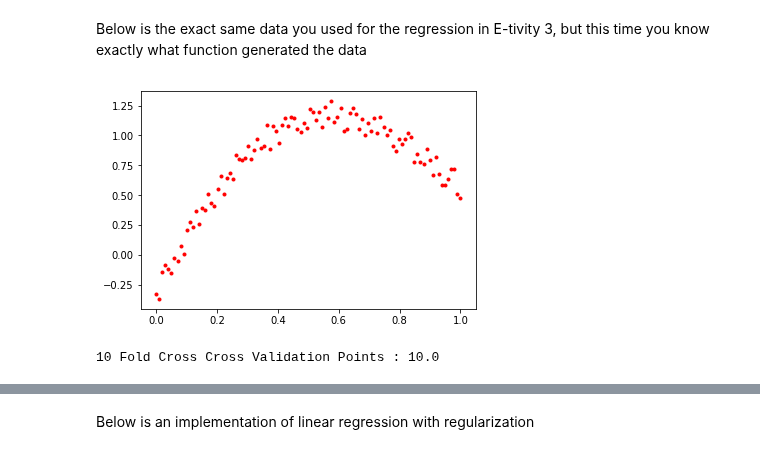
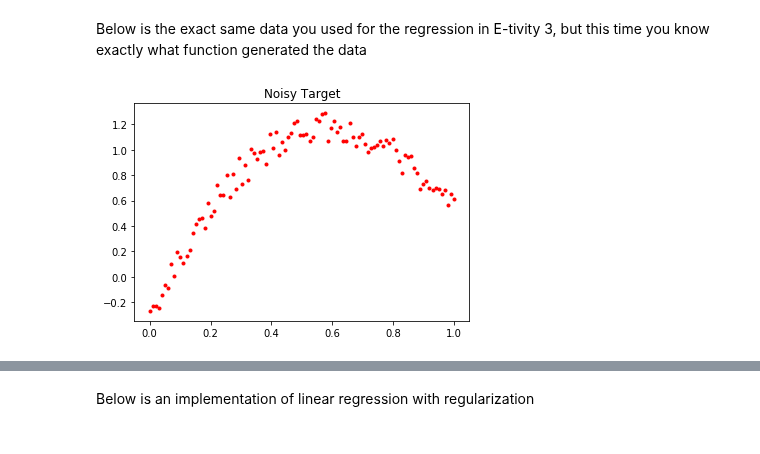
Before and after one commit to vipulpopat/MSCAI_Sem1_Etivity4, a Jupyter notebook: Etivity4_18203485CE6002.ipynb, the cells around one changed output, grey strips where cells are left out. Saved outputs shown, nothing was run; the diff lists cells and outputs as text; code cells hidden in the pictures.

```diff
--- a/Etivity4_18203485CE6002.ipynb
+++ b/Etivity4_18203485CE6002.ipynb
@@ -28,11 +28,6 @@ def target(X):
 
 points = 100
 X = np.linspace(0, 1, points) # 100 values between 0 and 100
-noise=np.random.random(points)/4
+noise= np.random.random(points)/4
 y_nf = target(X) #noise free target
 y = y_nf+noise #noisy target
-
-plt.plot(X,y,'r.')
-plt.show()
-# %% [output]
-[figure, removed]
@@ -41,4 +34,6 @@ k = points/10
-# %%
-print("10 Fold Cross Cross Validation Points :", k)
-# %% [output]
-10 Fold Cross Cross Validation Points : 10.0
+# %%
+plt.title('Noisy Target')
+plt.plot(X,y,'r.')
+plt.show()
+# %% [output]
+[figure, added]
```
Also changed, not shown: parts of 35 cells of this notebook.
